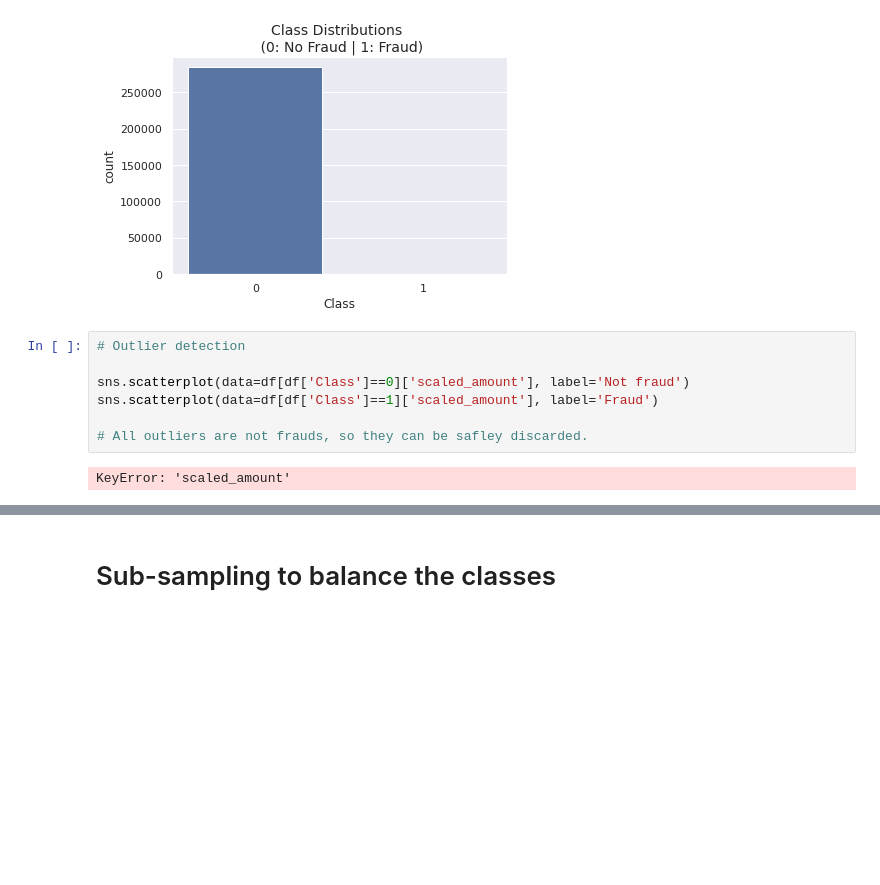
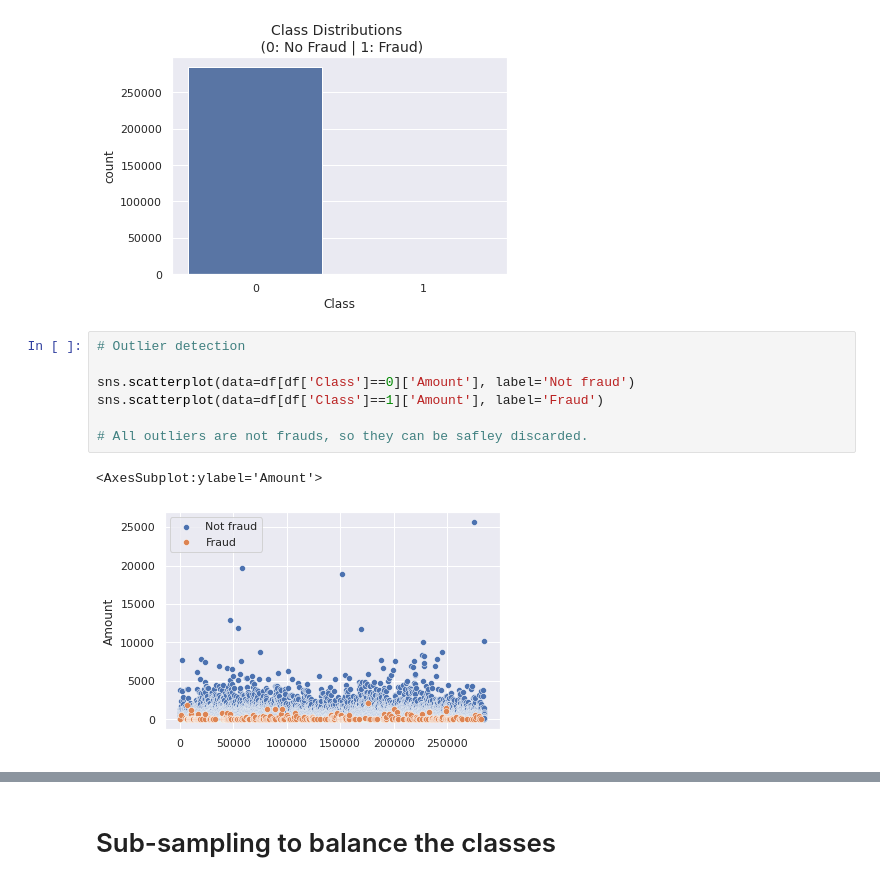
Before and after one commit to Yadukrishnan1/Credit-Card-Fraud-Detection, a Jupyter notebook: fraud-detection.ipynb, the cells around one changed output, grey strips where cells are left out. Cells and saved outputs as stored; diff of their text form; blank space fills up the shorter version.

```diff
--- a/fraud-detection.ipynb
+++ b/fraud-detection.ipynb
@@ -80,12 +80,13 @@ Non-fraud events percentage in the data : 99.82725143693798
 # %%
 # Outlier detection
 
-sns.scatterplot(data=df[df['Class']==0]['scaled_amount'], label='Not fraud')
-sns.scatterplot(data=df[df['Class']==1]['scaled_amount'], label='Fraud')
+sns.scatterplot(data=df[df['Class']==0]['Amount'], label='Not fraud')
+sns.scatterplot(data=df[df['Class']==1]['Amount'], label='Fraud')
 
 # All outliers are not frauds, so they can be safley discarded.
 # %% [output]
-KeyError: 'scaled_amount'
+<AxesSubplot:ylabel='Amount'>
+[figure, added]
 # %%
 # Outlier detection
 
```
Also changed, not shown: parts of 17 cells of this notebook.
